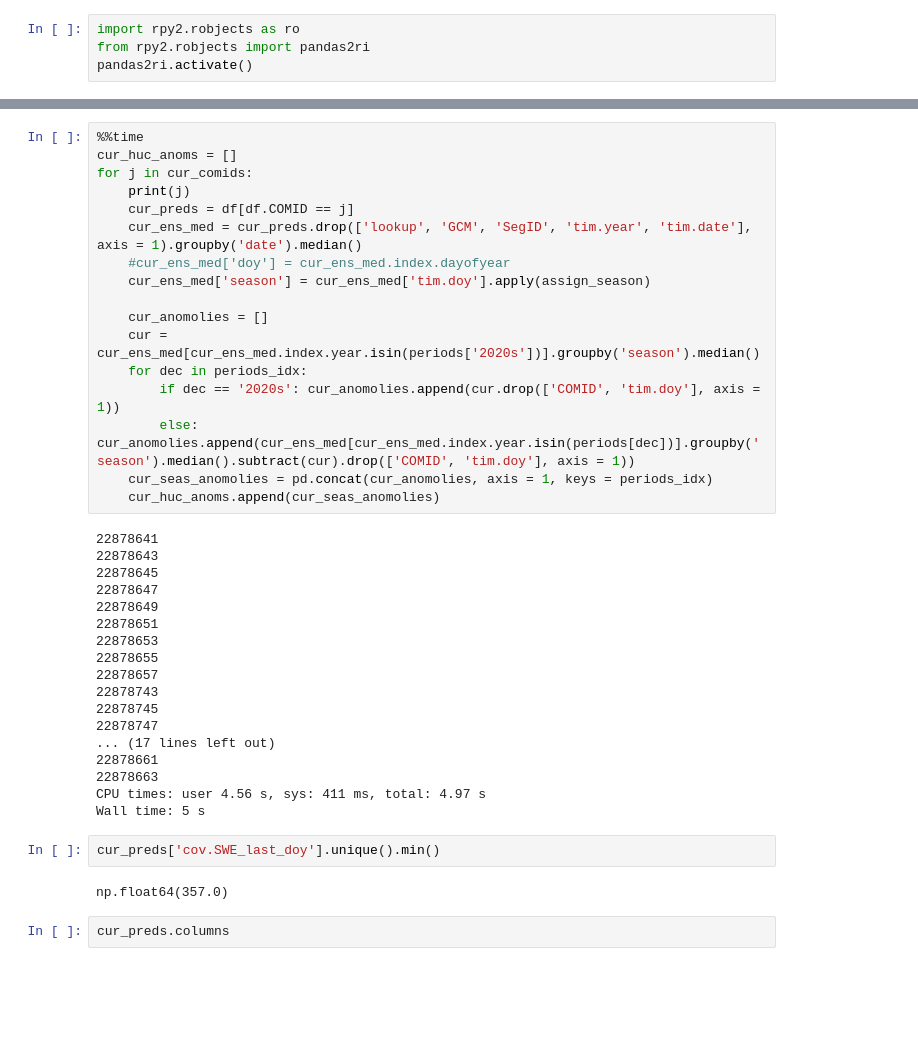
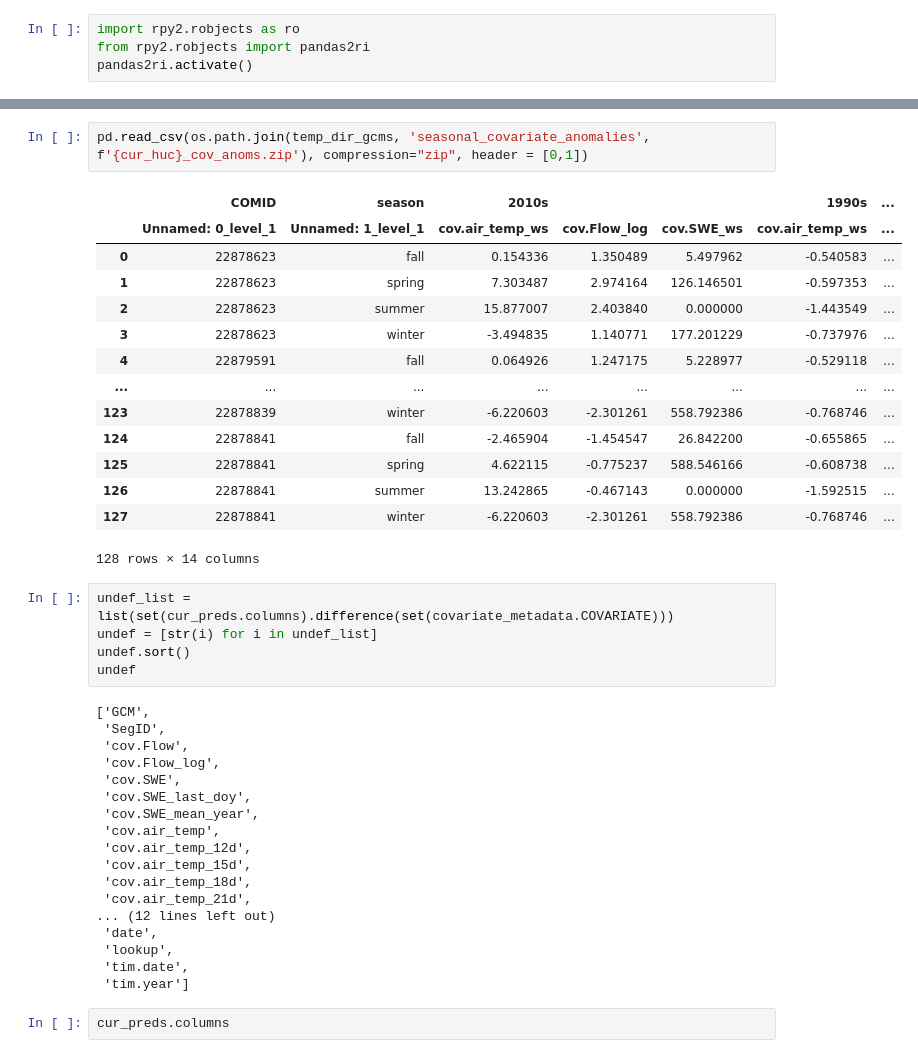
Before and after one commit to uryckid/stream-temperature-predictions, a Jupyter notebook: temp-preds_togpkg_working.ipynb, the cells around one changed output, grey strips where cells are left out. Saved outputs shown, nothing was run; the diff lists cells and outputs as text; blank space fills up the shorter version.

```diff
--- a/temp-preds_togpkg_working.ipynb
+++ b/temp-preds_togpkg_working.ipynb
@@ -1032,42 +352,43 @@ df
-# %%
-%%time
-cur_huc_anoms = []
-for j in cur_comids:
-    print(j)
-    cur_preds = df[df.COMID == j]
-    cur_ens_med = cur_preds.drop(['lookup', 'GCM', 'SegID', 'tim.year', 'tim.date'], axis = 1).groupby('date').median()
-    #cur_ens_med['doy'] = cur_ens_med.index.dayofyear
-    cur_ens_med['season'] = cur_ens_med['tim.doy'].apply(assign_season)
-
-    cur_anomolies = []
-    cur = cur_ens_med[cur_ens_med.index.year.isin(periods['2020s'])].groupby('season').median()
-    for dec in periods_idx:
-        if dec == '2020s': cur_anomolies.append(cur.drop(['COMID', 'tim.doy'], axis = 1))
-        else: cur_anomolies.append(cur_ens_med[cur_ens_med.index.year.isin(periods[dec])].groupby('season').median().subtract(cur).drop(['COMID', 'tim.doy'], axis = 1))
-    cur_seas_anomolies = pd.concat(cur_anomolies, axis = 1, keys = periods_idx)
-    cur_huc_anoms.append(cur_seas_anomolies)
-# %% [output]
-22878641
-22878643
-22878645
-22878647
-22878649
-22878651
-22878653
-22878655
-22878657
-22878743
-22878745
-22878747
-... (17 lines left out)
-22878661
-22878663
-CPU times: user 4.56 s, sys: 411 ms, total: 4.97 s
-Wall time: 5 s
-# %%
-cur_preds['cov.SWE_last_doy'].unique().min()
-# %% [output]
-np.float64(357.0)
+# %%
+pd.read_csv(os.path.join(temp_dir_gcms, 'seasonal_covariate_anomalies', f'{cur_huc}_cov_anoms.zip'), compression="zip", header = [0,1])
+# %% [output]
+|  | COMID | season | 2010s |  |  | 1990s | ... |
+|  | Unnamed: 0_level_1 | Unnamed: 1_level_1 | cov.air_temp_ws | cov.Flow_log | cov.SWE_ws | cov.air_temp_ws | ... |
+| 0 | 22878623 | fall | 0.154336 | 1.350489 | 5.497962 | -0.540583 | ... |
+| 1 | 22878623 | spring | 7.303487 | 2.974164 | 126.146501 | -0.597353 | ... |
+| 2 | 22878623 | summer | 15.877007 | 2.403840 | 0.000000 | -1.443549 | ... |
+| 3 | 22878623 | winter | -3.494835 | 1.140771 | 177.201229 | -0.737976 | ... |
+| 4 | 22879591 | fall | 0.064926 | 1.247175 | 5.228977 | -0.529118 | ... |
+| ... | ... | ... | ... | ... | ... | ... | ... |
+| 123 | 22878839 | winter | -6.220603 | -2.301261 | 558.792386 | -0.768746 | ... |
+| 124 | 22878841 | fall | -2.465904 | -1.454547 | 26.842200 | -0.655865 | ... |
+| 125 | 22878841 | spring | 4.622115 | -0.775237 | 588.546166 | -0.608738 | ... |
+| 126 | 22878841 | summer | 13.242865 | -0.467143 | 0.000000 | -1.592515 | ... |
+| 127 | 22878841 | winter | -6.220603 | -2.301261 | 558.792386 | -0.768746 | ... |
+128 rows × 14 columns
+# %%
+undef_list = list(set(cur_preds.columns).difference(set(covariate_metadata.COVARIATE)))
+undef = [str(i) for i in undef_list]
+undef.sort()
+undef
+# %% [output]
+['GCM',
+ 'SegID',
+ 'cov.Flow',
+ 'cov.Flow_log',
+ 'cov.SWE',
+ 'cov.SWE_last_doy',
+ 'cov.SWE_mean_year',
+ 'cov.air_temp',
+ 'cov.air_temp_12d',
+ 'cov.air_temp_15d',
+ 'cov.air_temp_18d',
+ 'cov.air_temp_21d',
+... (12 lines left out)
+ 'date',
+ 'lookup',
+ 'tim.date',
+ 'tim.year']
 # %%
 cur_preds.columns
 # %% [output]
```
Also changed, not shown: parts of 280 cells of this notebook.
